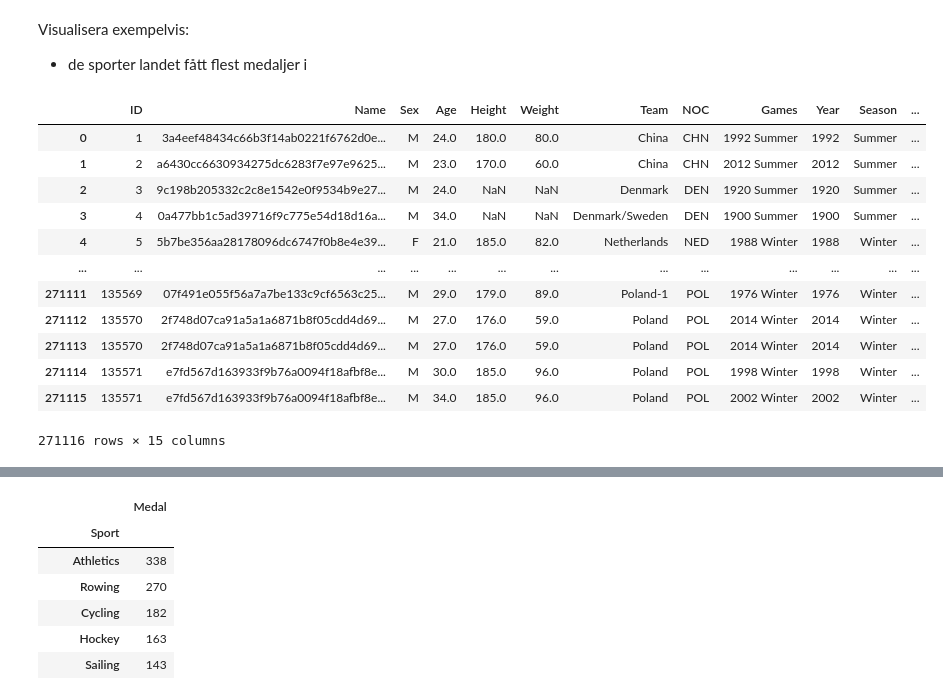
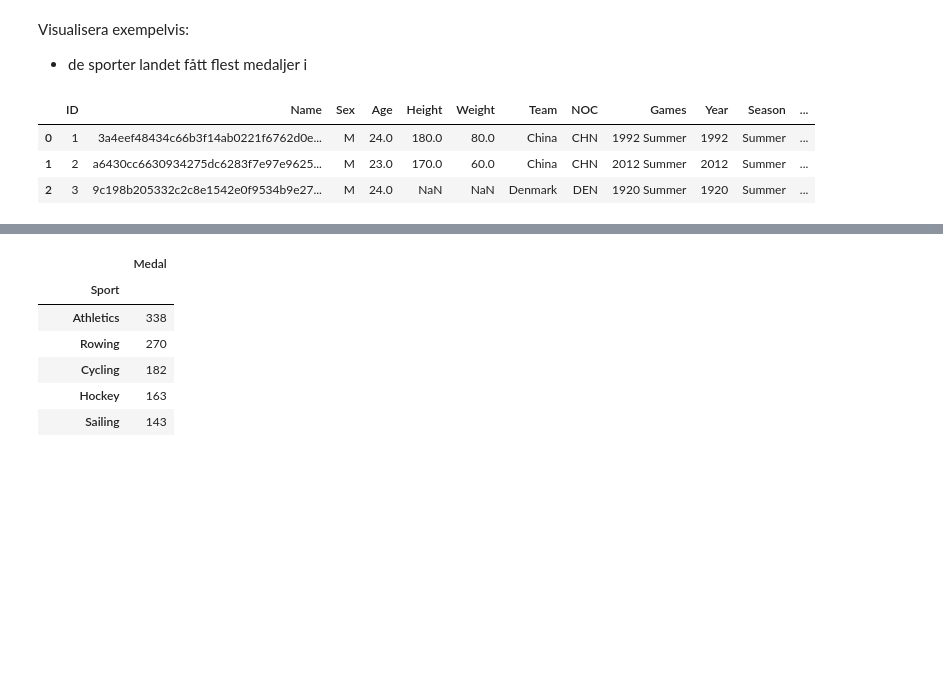
Before and after one commit to AptiDz/projekt_os, a Jupyter notebook: Uppgift_1.ipynb, the cells around one changed output, grey strips where cells are left out. Cells and saved outputs as stored; diff of their text form; code cells hidden in the pictures; blank space fills up the shorter version.

```diff
--- a/Uppgift_1.ipynb
+++ b/Uppgift_1.ipynb
@@ -12,25 +12,16 @@ Visualisera exempelvis:
 # %%
 import pandas as pd
 import hashlib as hl
 
 anon_df = pd.read_csv("athlete_events.csv")
 anon_df["Name"] = anon_df["Name"].apply(lambda name: hl.sha256(name.encode()).hexdigest())
 
-anon_df
+anon_df.head(3)
 # %% [output]
 |  | ID | Name | Sex | Age | Height | Weight | Team | NOC | Games | Year | Season | ... |
 | 0 | 1 | 3a4eef48434c66b3f14ab0221f6762d0e... | M | 24.0 | 180.0 | 80.0 | China | CHN | 1992 Summer | 1992 | Summer | ... |
 | 1 | 2 | a6430cc6630934275dc6283f7e97e9625... | M | 23.0 | 170.0 | 60.0 | China | CHN | 2012 Summer | 2012 | Summer | ... |
 | 2 | 3 | 9c198b205332c2c8e1542e0f9534b9e27... | M | 24.0 | NaN | NaN | Denmark | DEN | 1920 Summer | 1920 | Summer | ... |
-| 3 | 4 | 0a477bb1c5ad39716f9c775e54d18d16a... | M | 34.0 | NaN | NaN | Denmark/Sweden | DEN | 1900 Summer | 1900 | Summer | ... |
-| 4 | 5 | 5b7be356aa28178096dc6747f0b8e4e39... | F | 21.0 | 185.0 | 82.0 | Netherlands | NED | 1988 Winter | 1988 | Winter | ... |
-| ... | ... | ... | ... | ... | ... | ... | ... | ... | ... | ... | ... | ... |
-| 271111 | 135569 | 07f491e055f56a7a7be133c9cf6563c25... | M | 29.0 | 179.0 | 89.0 | Poland-1 | POL | 1976 Winter | 1976 | Winter | ... |
-| 271112 | 135570 | 2f748d07ca91a5a1a6871b8f05cdd4d69... | M | 27.0 | 176.0 | 59.0 | Poland | POL | 2014 Winter | 2014 | Winter | ... |
-| 271113 | 135570 | 2f748d07ca91a5a1a6871b8f05cdd4d69... | M | 27.0 | 176.0 | 59.0 | Poland | POL | 2014 Winter | 2014 | Winter | ... |
-| 271114 | 135571 | e7fd567d163933f9b76a0094f18afbf8e... | M | 30.0 | 185.0 | 96.0 | Poland | POL | 1998 Winter | 1998 | Winter | ... |
-| 271115 | 135571 | e7fd567d163933f9b76a0094f18afbf8e... | M | 34.0 | 185.0 | 96.0 | Poland | POL | 2002 Winter | 2002 | Winter | ... |
-271116 rows × 15 columns
 # %%
 df_gbr = anon_df[anon_df["NOC"] == "GBR"]
 
```
Also changed, not shown: parts of 6 cells of this notebook.
